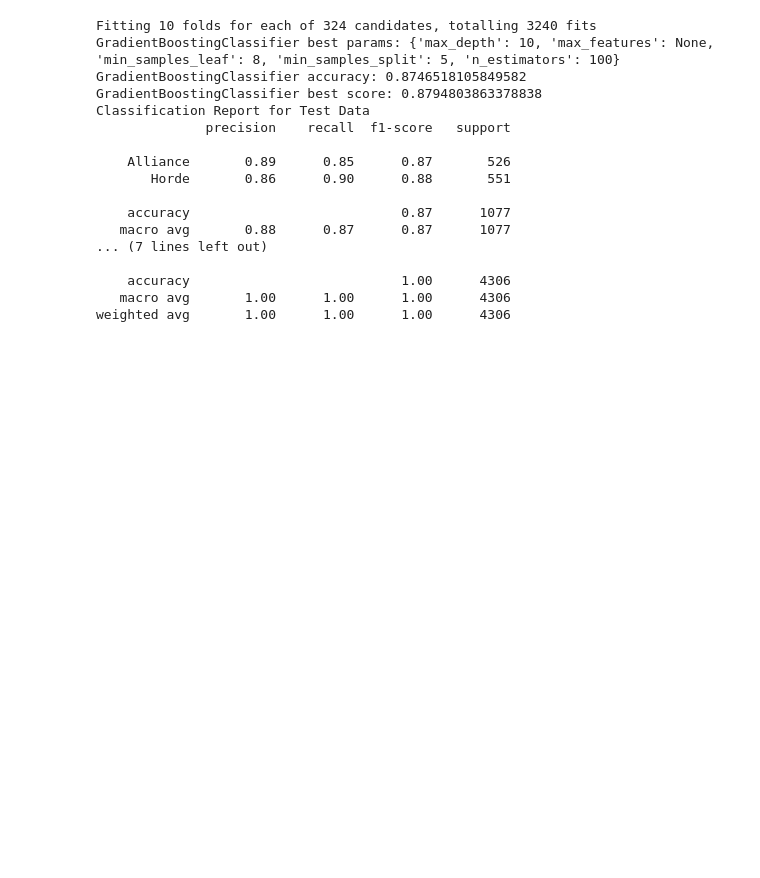
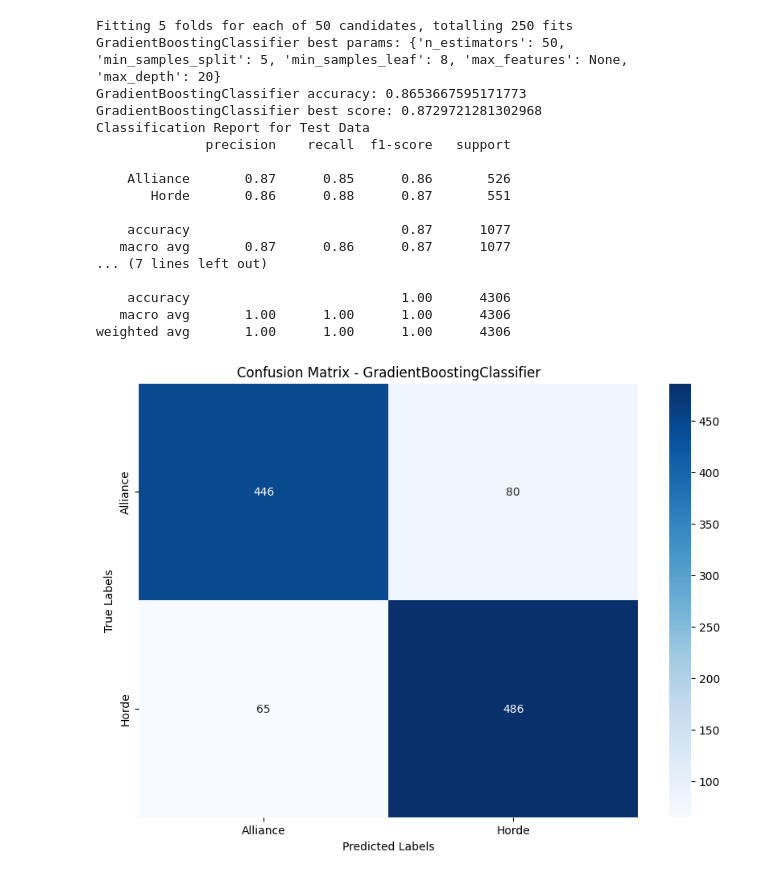
Before and after one commit to DanKow0205/World-of-Warcraft---Battlegrounds, a Jupyter notebook: ml.ipynb, the cells around one changed output. Drawn from its saved outputs; the diff is of its cells as text; code cells hidden in the pictures; blank space fills up the shorter version.

```diff
--- a/ml.ipynb
+++ b/ml.ipynb
@@ -210,42 +247,53 @@ param_grid_gradient_boosting = {
 
 gradient_boosting = GradientBoostingClassifier()
 
-grid_search = GridSearchCV(gradient_boosting, param_grid_gradient_boosting, cv=10, n_jobs=-1, verbose=1)
+random_search_gb = RandomizedSearchCV(gradient_boosting, param_grid_gradient_boosting, n_iter=50, cv=5, n_jobs=-1,
+                                   verbose=1, random_state=42)
 
-grid_search.fit(X_train, y_train_encoded)
+random_search_gb.fit(X_train, y_train_encoded)
 
-y_pred_test = grid_search.predict(X_test)
-y_pred_train = grid_search.predict(X_train)
+y_pred_test_gb = random_search_gb.predict(X_test)
+y_pred_train_gb = random_search_gb.predict(X_train)
 
-y_test_labels = label_encoder.inverse_transform(y_test_encoded)
-y_pred_test_labels = label_encoder.inverse_transform(y_pred_test)
-y_train_labels = label_encoder.inverse_transform(y_train_encoded)
-y_pred_train_labels = label_encoder.inverse_transform(y_pred_train)
+y_test_labels_gb = label_encoder.inverse_transform(y_test_encoded)
+y_pred_test_labels_gb = label_encoder.inverse_transform(y_pred_test_gb)
+y_train_labels_gb = label_encoder.inverse_transform(y_train_encoded)
+y_pred_train_labels_gb = label_encoder.inverse_transform(y_pred_train_gb)
 
-accuracy = accuracy_score(y_test_labels, y_pred_test_labels)
+accuracy_gb = accuracy_score(y_test_labels_gb, y_pred_test_labels_gb)
 
-print("GradientBoostingClassifier best params:", grid_search.best_params_)
-print("GradientBoostingClassifier accuracy:", accuracy)
-print("GradientBoostingClassifier best score:", grid_search.best_score_)
+print("GradientBoostingClassifier best params:", random_search_gb.best_params_)
+print("GradientBoostingClassifier accuracy:", accuracy_gb)
+print("GradientBoostingClassifier best score:", random_search_gb.best_score_)
 print("Classification Report for Test Data")
-print(classification_report(y_test_labels, y_pred_test_labels))
+print(classification_report(y_test_labels_gb, y_pred_test_labels_gb))
 print("Classification Report for Training Data")
-print(classification_report(y_train_labels, y_pred_train_labels))
+print(classification_report(y_train_labels_gb, y_pred_train_labels_gb))
 # %% [output]
-Fitting 10 folds for each of 324 candidates, totalling 3240 fits
-GradientBoostingClassifier best params: {'max_depth': 10, 'max_features': None, 'min_samples_leaf': 8, 'min_samples_split': 5, 'n_estimators': 100}
-GradientBoostingClassifier accuracy: 0.8746518105849582
-GradientBoostingClassifier best score: 0.8794803863378838
+Fitting 5 folds for each of 50 candidates, totalling 250 fits
+GradientBoostingClassifier best params: {'n_estimators': 50, 'min_samples_split': 5, 'min_samples_leaf': 8, 'max_features': None, 'max_depth': 20}
+GradientBoostingClassifier accuracy: 0.8653667595171773
+GradientBoostingClassifier best score: 0.8729721281302968
 Classification Report for Test Data
               precision    recall  f1-score   support
 
-    Alliance       0.89      0.85      0.87       526
-       Horde       0.86      0.90      0.88       551
+    Alliance       0.87      0.85      0.86       526
+       Horde       0.86      0.88      0.87       551
 
     accuracy                           0.87      1077
-   macro avg       0.88      0.87      0.87      1077
+   macro avg       0.87      0.86      0.87      1077
 ... (7 lines left out)
 
     accuracy                           1.00      4306
    macro avg       1.00      1.00      1.00      4306
 weighted avg       1.00      1.00      1.00      4306
+# %%
+conf_matrix_gb = confusion_matrix(y_test_labels_gb, y_pred_test_labels_gb)
+plt.figure(figsize=(10, 7))
+sns.heatmap(conf_matrix_gb, annot=True, fmt='d', cmap='Blues', xticklabels=label_encoder.classes_, yticklabels=label_encoder.classes_)
+plt.xlabel('Predicted Labels')
+plt.ylabel('True Labels')
+plt.title('Confusion Matrix - GradientBoostingClassifier')
+plt.show()
+# %% [output]
+[figure, added]
```
Also changed, not shown: parts of 43 cells of this notebook.
